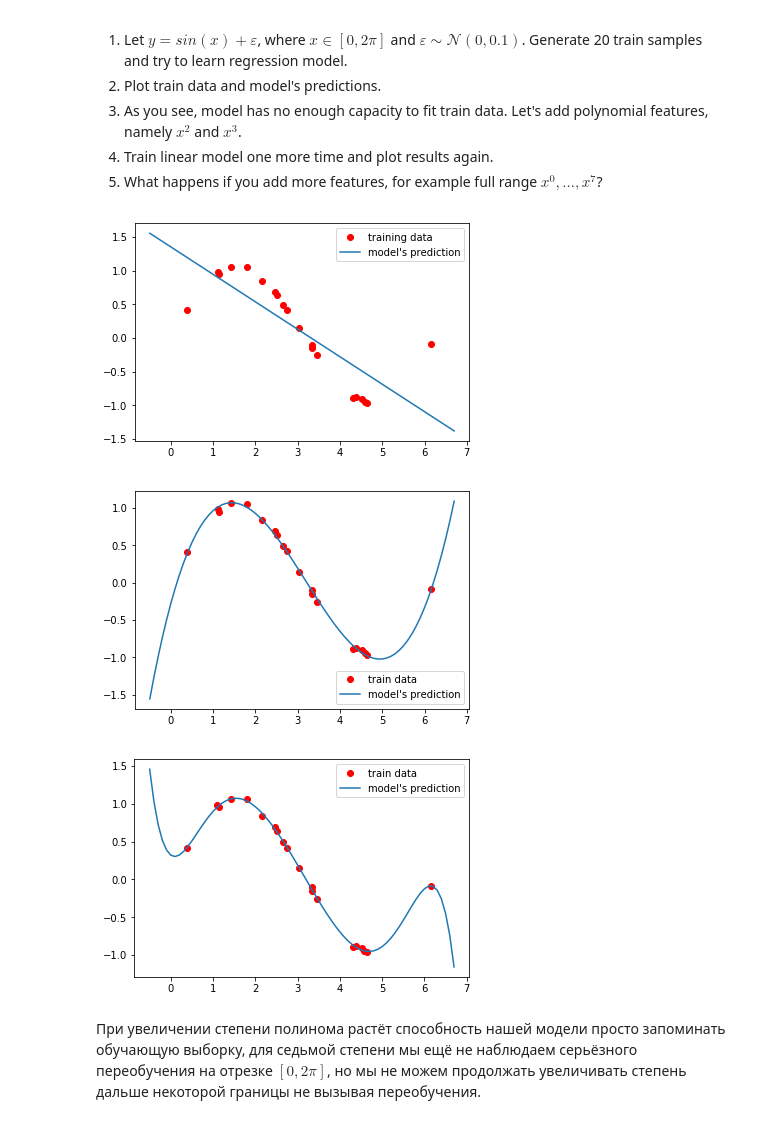
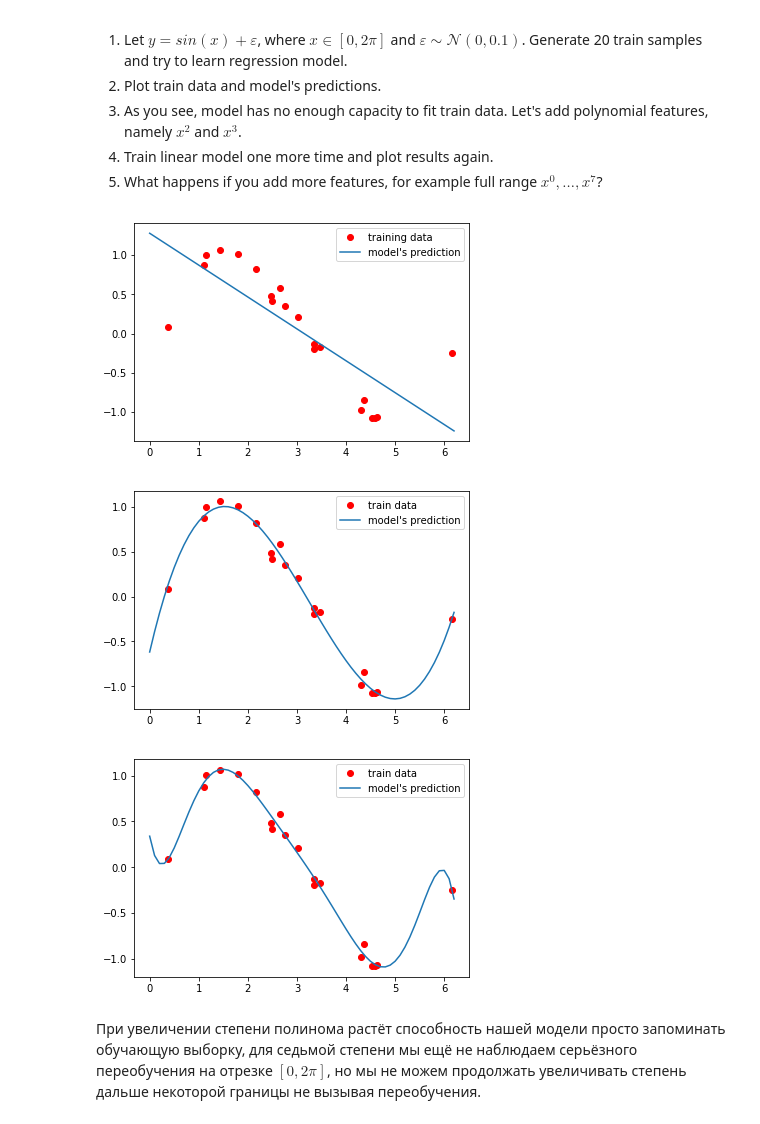
Before and after one commit to SokolovRE/Renju, a Jupyter notebook: labs/lab-1.ipynb, the cells around one changed output. Saved outputs shown, nothing was run; the diff lists cells and outputs as text; code cells hidden in the pictures.

```diff
--- a/labs/lab-1.ipynb
+++ b/labs/lab-1.ipynb
@@ -65,23 +65,23 @@ import scipy as sp
 # %%
 np.random.seed(123)
 x = np.random.sample(20)*2*np.pi
-y = np.sin(x) + np.random.sample(20)*0.1
+y = np.sin(x) + np.random.randn(20)*0.1
 
 def least_squares_method(x, y, degree=1):
     X = np.vander(x, degree+1)
     Y = np.reshape(y, (len(y), 1))
     w = np.dot(np.dot(np.linalg.inv(np.dot(X.T, X)), X.T), Y)
     return sp.poly1d(w.T[0])
 
 function = least_squares_method(x, y, 1)
 
-x_range = np.arange(-0.5, 2*np.pi+0.5, 0.1)
+x_range = np.arange(0, 2*np.pi, 0.1)
 plt.plot(x, y, 'ro', label='training data')
 plt.plot(x_range, function(x_range), label='model\'s prediction')
 plt.legend()
 plt.show()
 # %% [output]
-[figure, old version]
+[figure, new version]
 # %%
 function = least_squares_method(x, y, 3)
 
@@ -90,7 +90,7 @@ plt.plot(x_range, function(x_range), label='model\'s prediction')
 plt.legend()
 plt.show()
 # %% [output]
-[figure, old version]
+[figure, new version]
 # %%
 function = least_squares_method(x, y, 7)
 
@@ -99,7 +99,7 @@ plt.plot(x_range, function(x_range), label='model\'s prediction')
 plt.legend()
 plt.show()
 # %% [output]
-[figure, old version]
+[figure, new version]
 # %% [markdown]
 При увеличении степени полинома растёт способность нашей модели просто запоминать обучающую выборку, для седьмой степени мы ещё не наблюдаем серьёзного переобучения на отрезке $[0, 2\pi]$, но мы не можем продолжать увеличивать степень дальше некоторой границы не вызывая переобучения.
 # %% [markdown]
```
Also changed, not shown: parts of 13 cells of this notebook.
